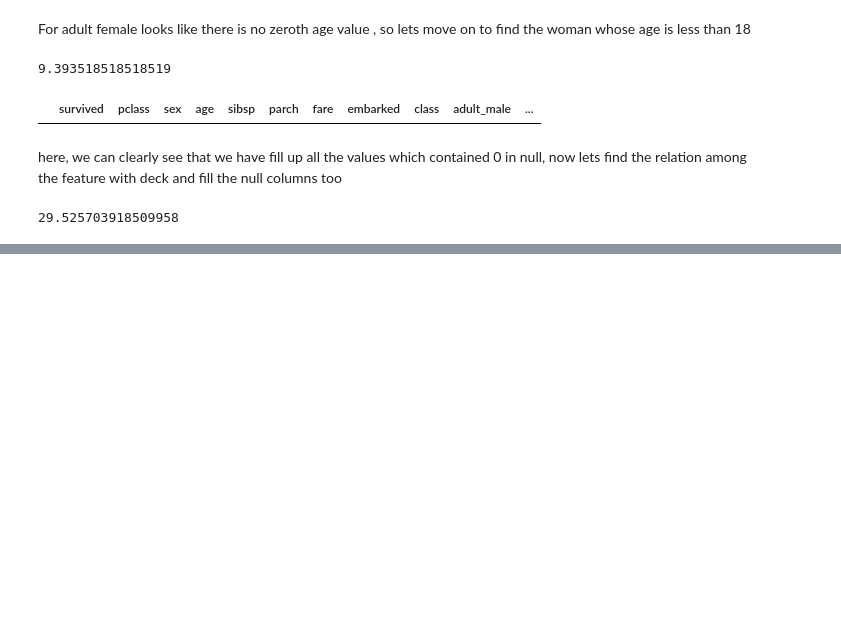
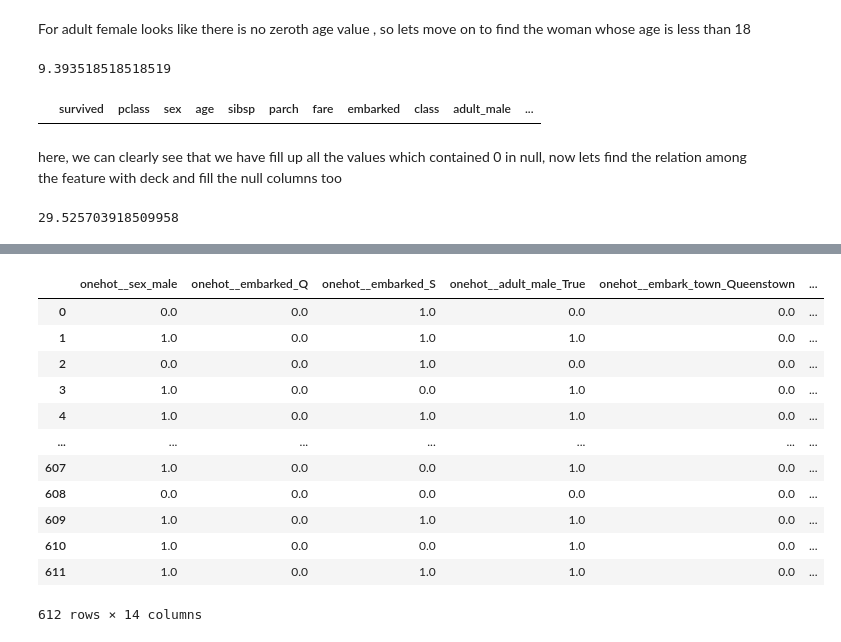
Before and after one commit to hahahang0/MLPracFromKaggle, a Jupyter notebook: titanic/practical2.ipynb, the cells around one changed output, grey strips where cells are left out. Cells and saved outputs as stored; diff of their text form; code cells hidden in the pictures; blank space fills up the shorter version.

```diff
--- a/titanic/practical2.ipynb
+++ b/titanic/practical2.ipynb
@@ -411,0 +563,16 @@ titanic["age"].mean()
+# %%
+X_train_encoded_DF
+# %% [output]
+|  | onehot__sex_male | onehot__embarked_Q | onehot__embarked_S | onehot__adult_male_True | onehot__embark_town_Queenstown | ... |
+| 0 | 0.0 | 0.0 | 1.0 | 0.0 | 0.0 | ... |
+| 1 | 1.0 | 0.0 | 1.0 | 1.0 | 0.0 | ... |
+| 2 | 0.0 | 0.0 | 1.0 | 0.0 | 0.0 | ... |
+| 3 | 1.0 | 0.0 | 0.0 | 1.0 | 0.0 | ... |
+| 4 | 1.0 | 0.0 | 1.0 | 1.0 | 0.0 | ... |
+| ... | ... | ... | ... | ... | ... | ... |
+| 607 | 1.0 | 0.0 | 0.0 | 1.0 | 0.0 | ... |
+| 608 | 0.0 | 0.0 | 0.0 | 0.0 | 0.0 | ... |
+| 609 | 1.0 | 0.0 | 1.0 | 1.0 | 0.0 | ... |
+| 610 | 1.0 | 0.0 | 0.0 | 1.0 | 0.0 | ... |
+| 611 | 1.0 | 0.0 | 1.0 | 1.0 | 0.0 | ... |
+612 rows × 14 columns
```
Also changed, not shown: parts of 35 cells of this notebook.
